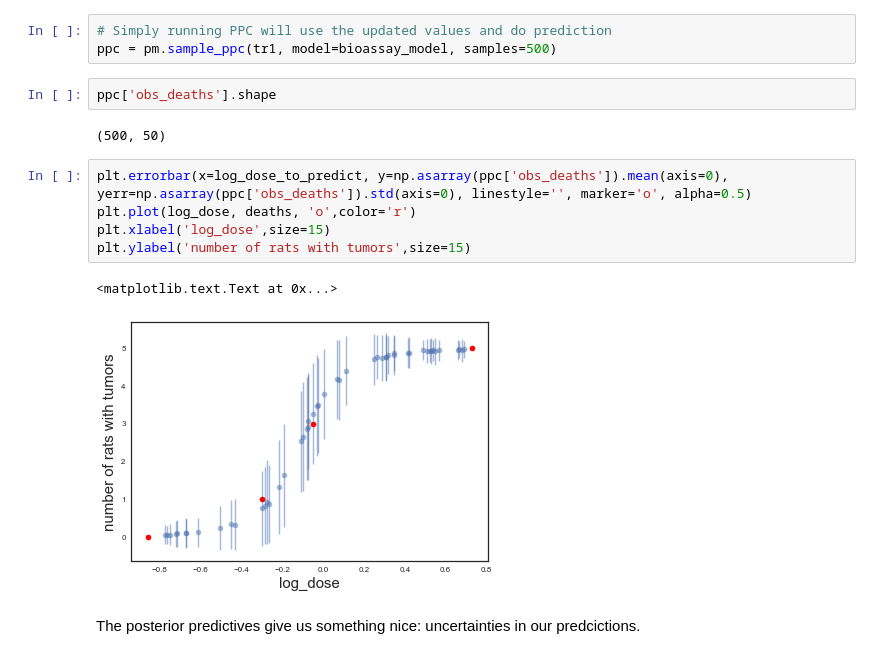
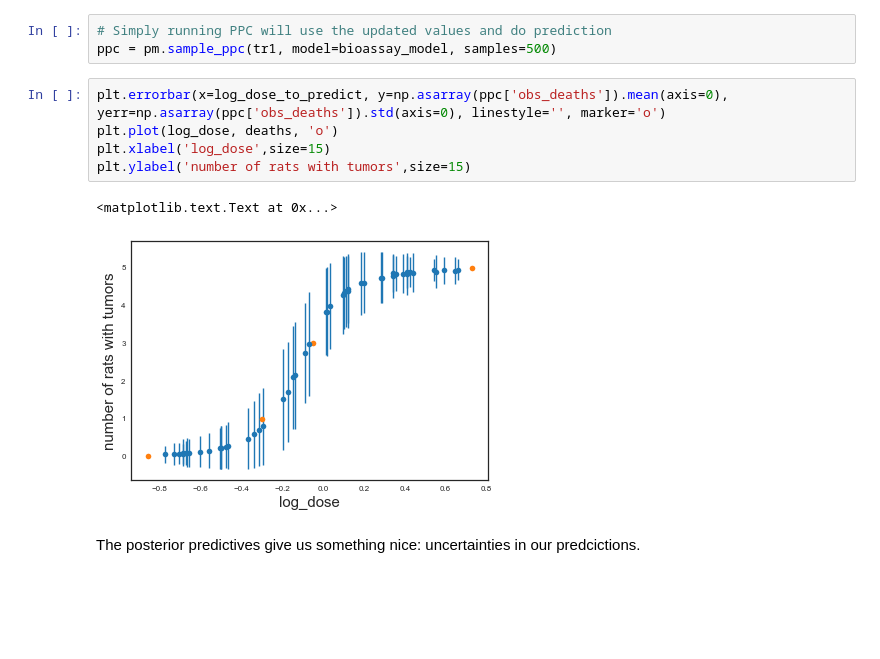
Before and after one commit to AM207/2018spring, a Jupyter notebook: wiki/bioassay_pymc3.ipynb, the cells around one changed output. Drawn from its saved outputs; the diff is of its cells as text; blank space fills up the shorter version.

```diff
--- a/wiki/bioassay_pymc3.ipynb
+++ b/wiki/bioassay_pymc3.ipynb
@@ -381,17 +427,13 @@ n_shared.set_value(n_predict)
 # %%
 # Simply running PPC will use the updated values and do prediction
 ppc = pm.sample_ppc(tr1, model=bioassay_model, samples=500)
-# %%
-ppc['obs_deaths'].shape
-# %% [output]
-(500, 50)
 # %%
-plt.errorbar(x=log_dose_to_predict, y=np.asarray(ppc['obs_deaths']).mean(axis=0), yerr=np.asarray(ppc['obs_deaths']).std(axis=0), linestyle='', marker='o', alpha=0.5)
-plt.plot(log_dose, deaths, 'o',color='r')
+plt.errorbar(x=log_dose_to_predict, y=np.asarray(ppc['obs_deaths']).mean(axis=0), yerr=np.asarray(ppc['obs_deaths']).std(axis=0), linestyle='', marker='o')
+plt.plot(log_dose, deaths, 'o')
 plt.xlabel('log_dose',size=15)
 plt.ylabel('number of rats with tumors',size=15)
 # %% [output]
 <matplotlib.text.Text at 0x...>
-[figure, old version]
+[figure, new version]
 # %% [markdown]
 The posterior predictives give us something nice: uncertainties in our predcictions.
```
Also changed, not shown: parts of 27 cells of this notebook, 35 other files.
